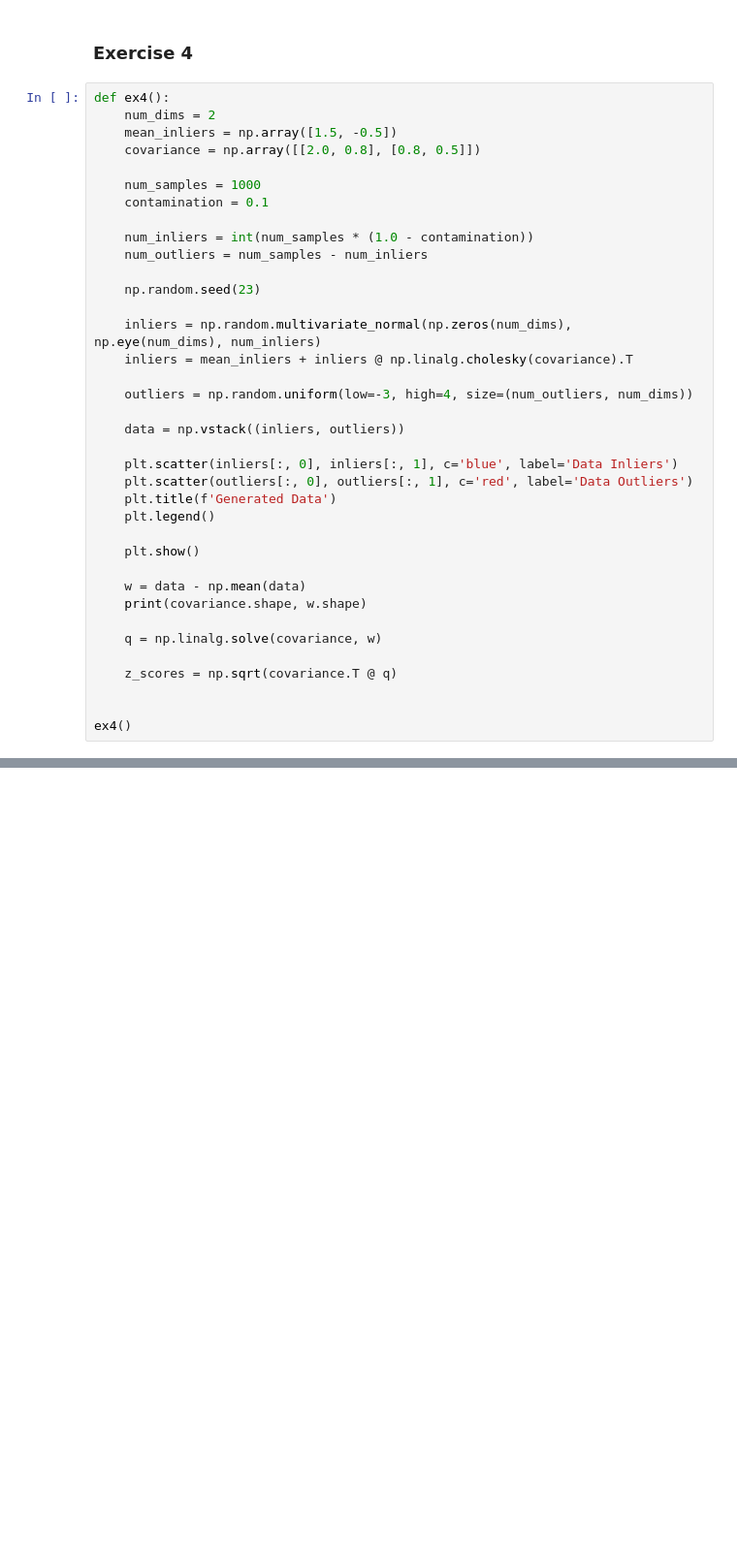
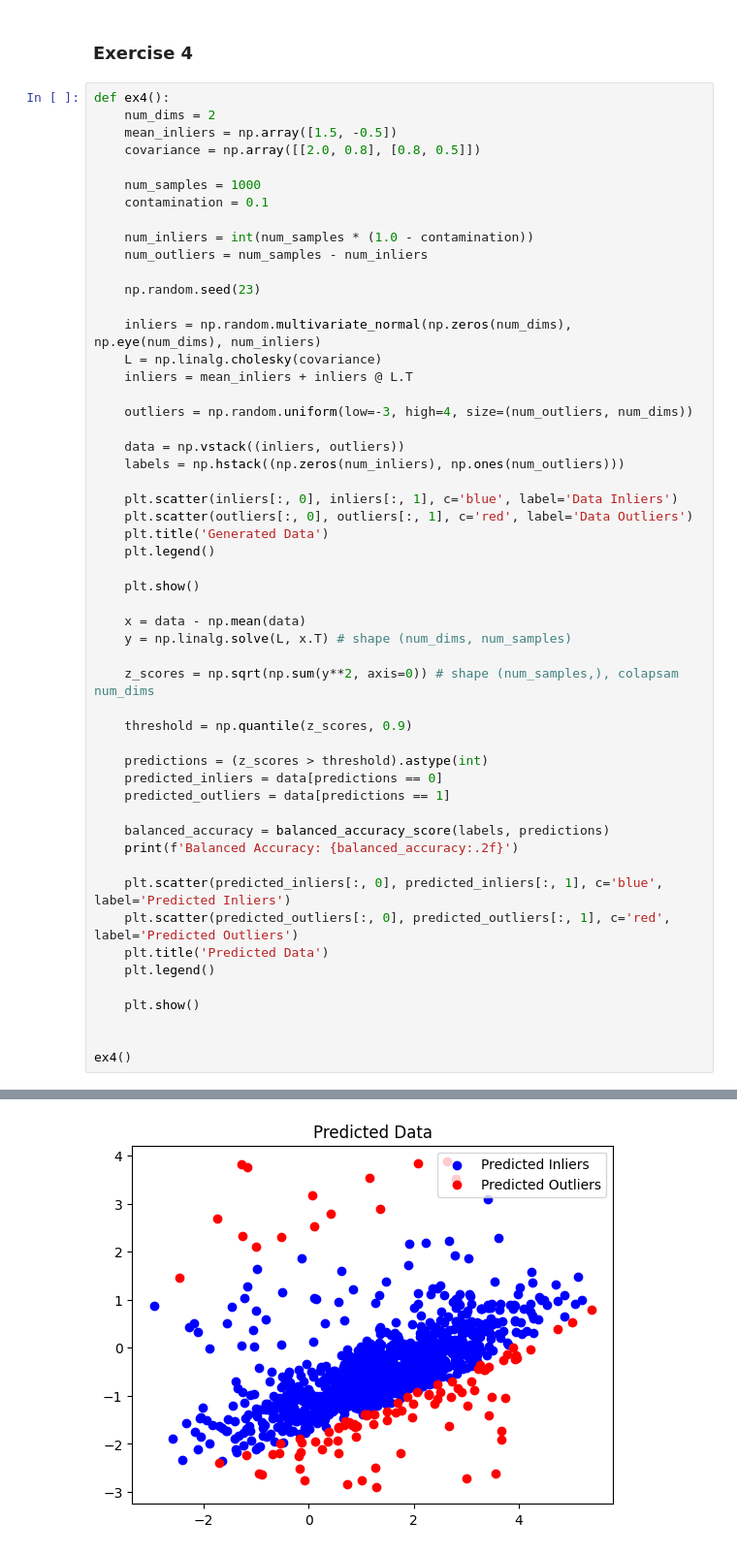
Before and after one commit to Razvan48/Homework-Anomaly-Detection-AD, a Jupyter notebook: Laboratories/Laboratory-1/Laboratory-1.ipynb, the cells around one changed output, grey strips where cells are left out. Shown at 97% size. Saved outputs shown, nothing was run; the diff lists cells and outputs as text; blank space fills up the shorter version.

```diff
--- a/Laboratories/Laboratory-1/Laboratory-1.ipynb
+++ b/Laboratories/Laboratory-1/Laboratory-1.ipynb
@@ -191,25 +191,41 @@ def ex4():
     np.random.seed(23)
 
     inliers = np.random.multivariate_normal(np.zeros(num_dims), np.eye(num_dims), num_inliers)
-    inliers = mean_inliers + inliers @ np.linalg.cholesky(covariance).T
+    L = np.linalg.cholesky(covariance)
+    inliers = mean_inliers + inliers @ L.T
 
     outliers = np.random.uniform(low=-3, high=4, size=(num_outliers, num_dims))
 
     data = np.vstack((inliers, outliers))
+    labels = np.hstack((np.zeros(num_inliers), np.ones(num_outliers)))
 
     plt.scatter(inliers[:, 0], inliers[:, 1], c='blue', label='Data Inliers')
     plt.scatter(outliers[:, 0], outliers[:, 1], c='red', label='Data Outliers')
-    plt.title(f'Generated Data')
+    plt.title('Generated Data')
     plt.legend()
 
     plt.show()
 
-    w = data - np.mean(data)
-    print(covariance.shape, w.shape)
+    x = data - np.mean(data)
+    y = np.linalg.solve(L, x.T) # shape (num_dims, num_samples)
 
-    q = np.linalg.solve(covariance, w)
+    z_scores = np.sqrt(np.sum(y**2, axis=0)) # shape (num_samples,), colapsam num_dims
 
-    z_scores = np.sqrt(covariance.T @ q)
+    threshold = np.quantile(z_scores, 0.9)
+
+    predictions = (z_scores > threshold).astype(int)
+    predicted_inliers = data[predictions == 0]
+    predicted_outliers = data[predictions == 1]
+
+    balanced_accuracy = balanced_accuracy_score(labels, predictions)
+    print(f'Balanced Accuracy: {balanced_accuracy:.2f}')
+
+    plt.scatter(predicted_inliers[:, 0], predicted_inliers[:, 1], c='blue', label='Predicted Inliers')
+    plt.scatter(predicted_outliers[:, 0], predicted_outliers[:, 1], c='red', label='Predicted Outliers')
+    plt.title('Predicted Data')
+    plt.legend()
+
+    plt.show()
 
 
 ex4()
@@ -219,0 +235 @@ ValueError: solve: Input operand 1 has a mismatch in its core dimension 0, with
+[figure, added]
```
Also changed, not shown: parts of 2 cells of this notebook.
